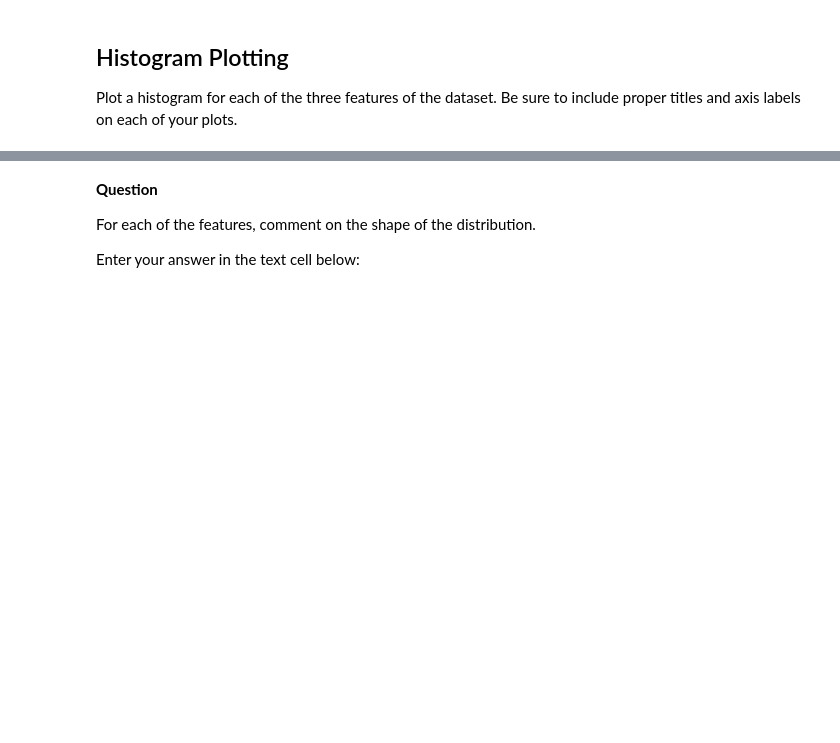
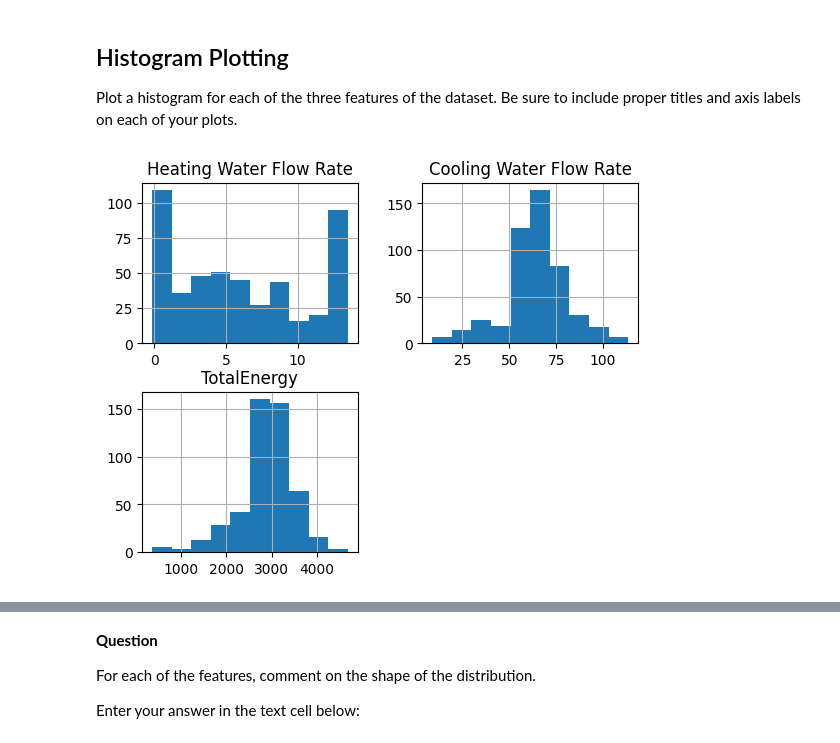
Before and after one commit to ncat-morrow/isen-project-1-scrubnuggets, a Jupyter notebook: ISEN_370_Project_1_Assignment.ipynb, the cells around one changed output, grey strips where cells are left out. Drawn from its saved outputs; the diff is of its cells as text; code cells hidden in the pictures; blank space fills up the shorter version.

Commit message:
histograms and scatter plots

```diff
--- a/ISEN_370_Project_1_Assignment.ipynb
+++ b/ISEN_370_Project_1_Assignment.ipynb
@@ -67,3 +67,8 @@ features.describe()
 # %% [markdown]
 ## Histogram Plotting
 Plot a histogram for each of the three features of the dataset. Be sure to include proper titles and axis labels on each of your plots.
+# %%
+features.hist()
+plt.show()
+# %% [output]
+[figure, added]
```
Also changed, not shown: parts of 7 cells of this notebook.
